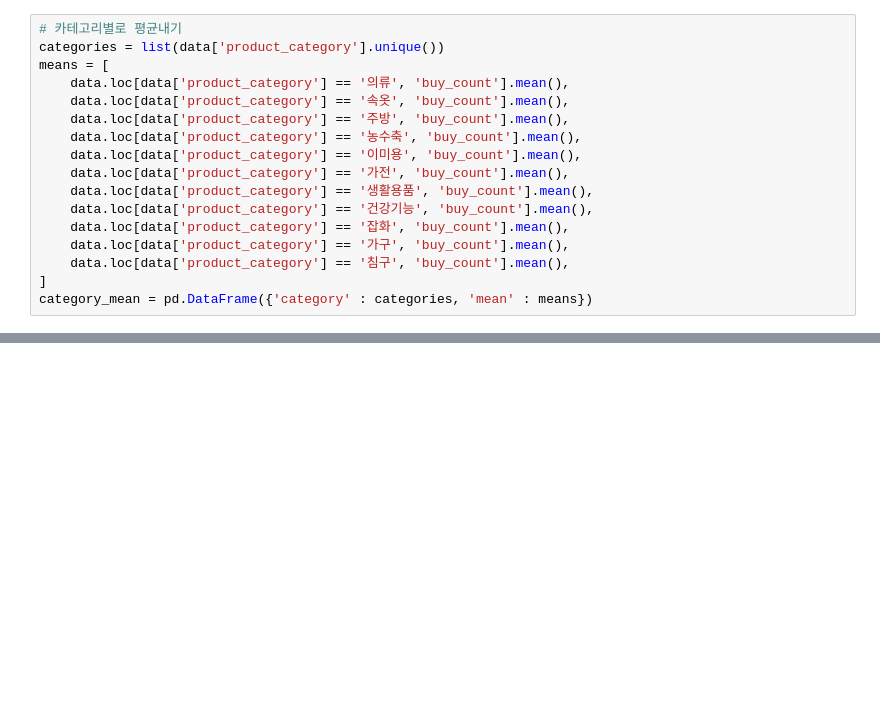
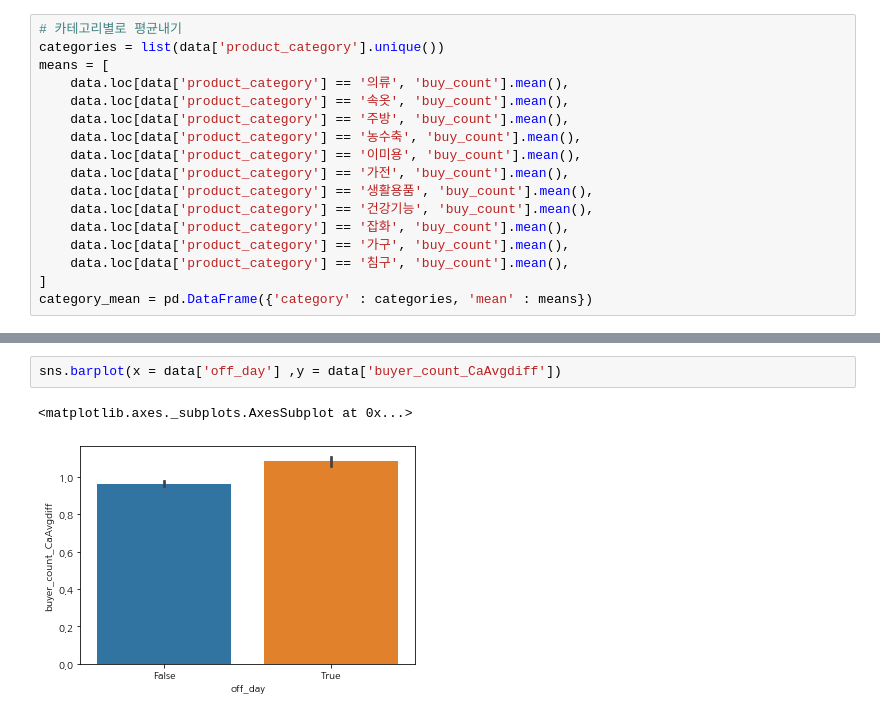
Before and after one commit to dlwlgus53/Tcommerce, a Jupyter notebook: 2.6 diff_buycount.ipynb, the cells around one changed output, grey strips where cells are left out. Drawn from its saved outputs; the diff is of its cells as text; blank space fills up the shorter version.

```diff
--- a/2.6 diff_buycount.ipynb
+++ b/2.6 diff_buycount.ipynb
@@ -73,0 +97,5 @@ sns.lineplot(x = data.index,y = data['buyer_count_CaAvgdiff'])
+# %%
+sns.barplot(x = data['off_day'] ,y = data['buyer_count_CaAvgdiff'])
+# %% [output]
+<matplotlib.axes._subplots.AxesSubplot at 0x...>
+[figure, added]
```
Also changed, not shown: parts of 11 cells of this notebook, 19 other files.
